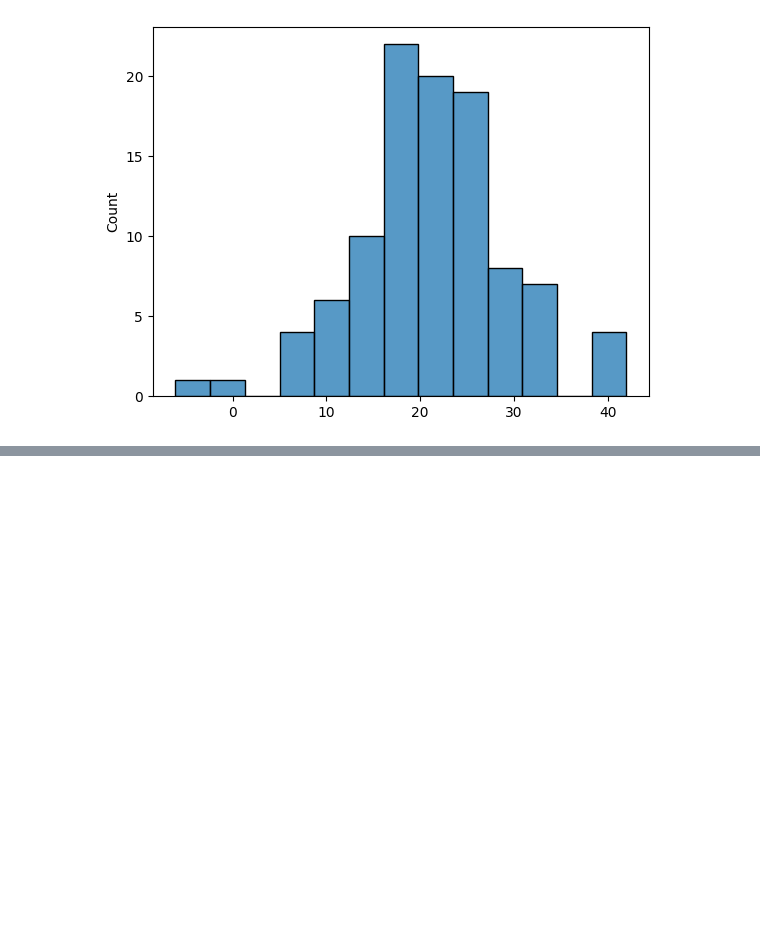
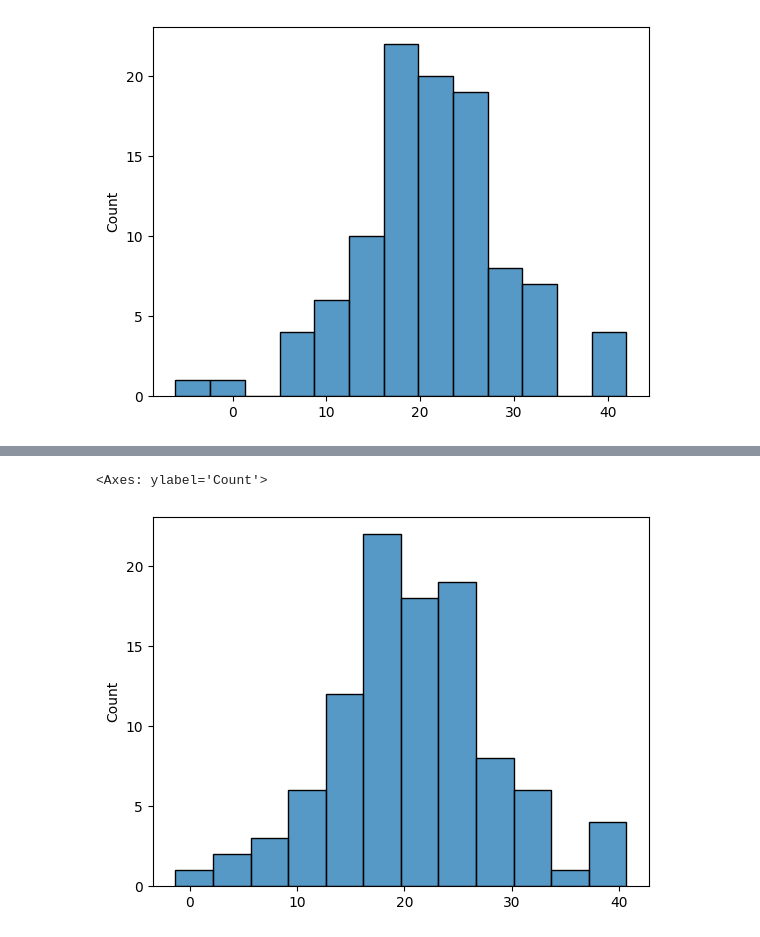
Before and after one commit to Adhishtanaka/SE-to-ML, a Jupyter notebook: ml/linear_regression/basic_lr2.ipynb, the cells around one changed output, grey strips where cells are left out. Drawn from its saved outputs; the diff is of its cells as text; code cells hidden in the pictures; blank space fills up the shorter version.

```diff
--- a/ml/linear_regression/basic_lr2.ipynb
+++ b/ml/linear_regression/basic_lr2.ipynb
@@ -125,0 +160,5 @@ sns.histplot(y_pred)
+# %%
+sns.histplot(y_pred)
+# %% [output]
+<Axes: ylabel='Count'>
+[figure, added]
```
Also changed, not shown: parts of 4 cells of this notebook.
